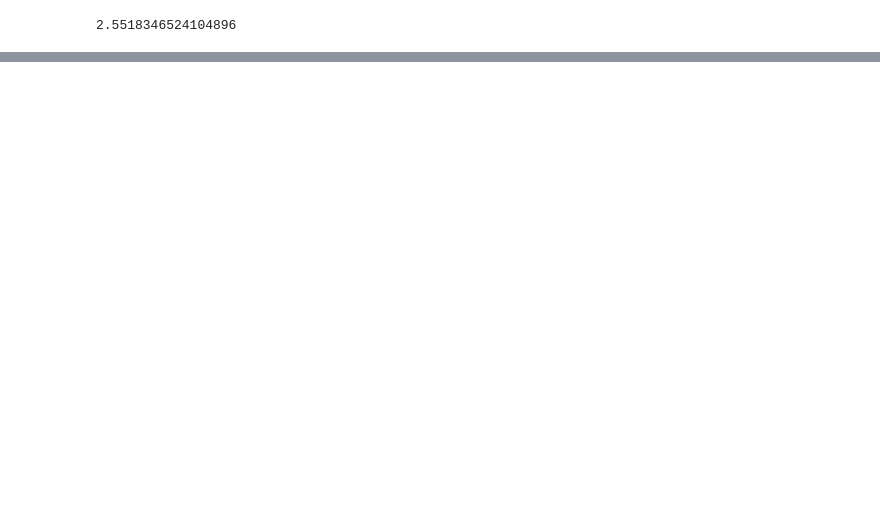
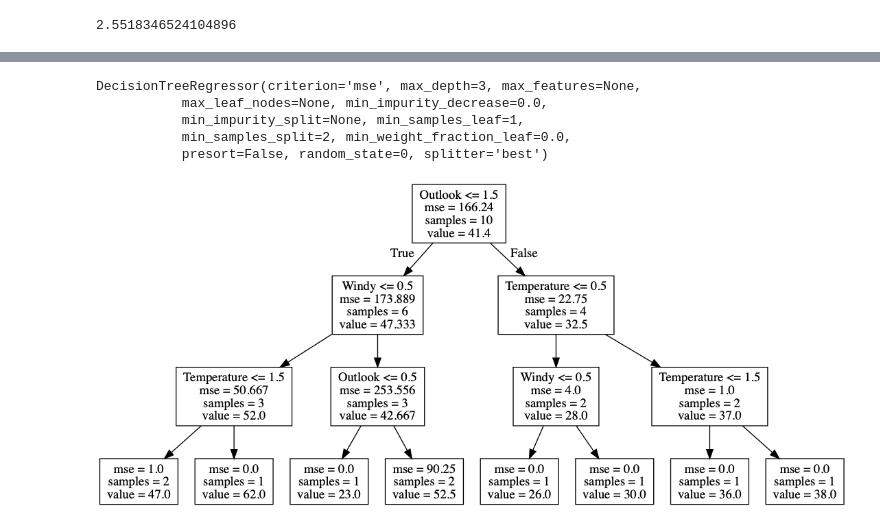
Before and after one commit to norifumi92/data_analysis_learning_module, a Jupyter notebook: Chapter8_決定木/Chapter9_決定木_2.ipynb, the cells around one changed output, grey strips where cells are left out. Saved outputs shown, nothing was run; the diff lists cells and outputs as text; code cells hidden in the pictures; blank space fills up the shorter version.

Commit message:
Chapter8 completed regression tree code

```diff
--- a/Chapter8_決定木/Chapter9_決定木_2.ipynb
+++ b/Chapter8_決定木/Chapter9_決定木_2.ipynb
@@ -59,0 +120,8 @@ print(SDR)
+# %%
+data['Outlook'] = data['Outlook'].replace('Sunny', 0)
+data['Outlook'] = data['Outlook'].replace('Overcast', 1)
+data['Outlook'] = data['Outlook'].replace('Rainy', 2)
+data['Temperature'] = data['Temperature'].replace('Hot', 0)
+data['Temperature'] = data['Temperature'].replace('Mild', 1)
+data['Temperature'] = data['Temperature'].replace('Cool', 2)
+data.head()
@@ -59,0 +135,3 @@ print(SDR)
+# %%
+X = data.iloc[:,0:3]
+X.head()
@@ -59,0 +145,3 @@ print(SDR)
+# %%
+y = data.iloc[:,3:4]
+y.head()
@@ -59,0 +155,25 @@ print(SDR)
+# %%
+# create a regressor object. Max_depth is set as 3
+regressor = DecisionTreeRegressor(random_state = 0,max_depth=3)
+
+# fit the regressor with X and Y data
+regressor.fit(X, y)
+# %% [output]
+DecisionTreeRegressor(criterion='mse', max_depth=3, max_features=None,
+           max_leaf_nodes=None, min_impurity_decrease=0.0,
+           min_impurity_split=None, min_samples_leaf=1,
+           min_samples_split=2, min_weight_fraction_leaf=0.0,
+           presort=False, random_state=0, splitter='best')
+# %%
+# visualize the regression tree using export_graphviz
+from sklearn.tree import export_graphviz
+from IPython.display import Image
+import pydotplus
+
+dot_data = export_graphviz(regressor, out_file =None,
+               feature_names =['Outlook','Temperature','Windy'])
+
+graph = pydotplus.graph_from_dot_data(dot_data)
+Image(graph.create_png())
+# %% [output]
+[figure, added]
```
Also changed, not shown: parts of 21 cells of this notebook, 3 other files.
